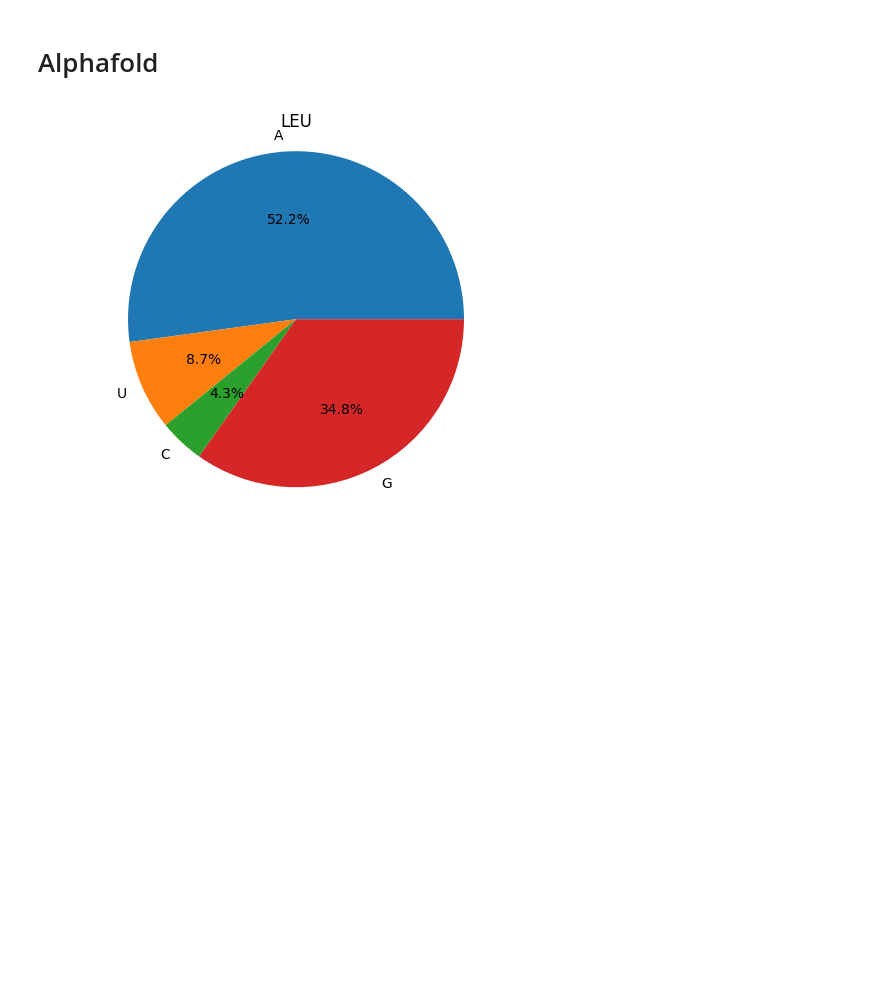
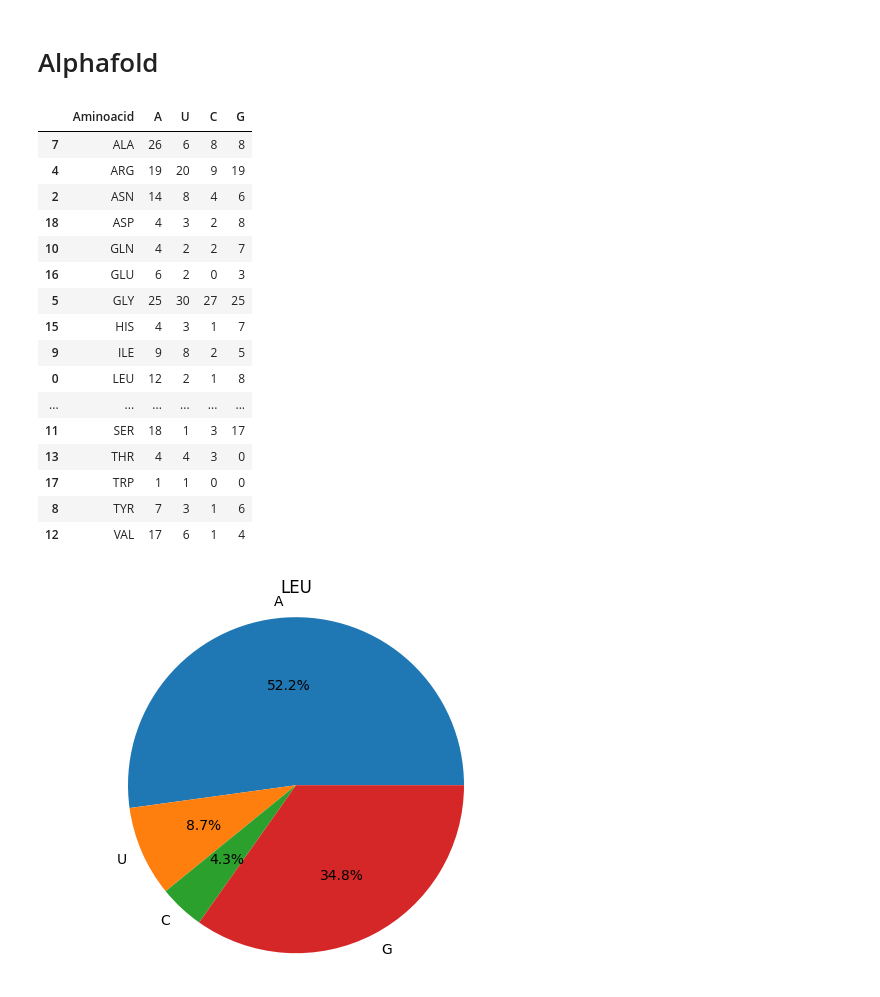
Before and after one commit to EnnesJp/Monografia-Sistemas-de-Informacao, a Jupyter notebook: II/MSI_JoaoPedroEnnes.ipynb, the cells around one changed output. Saved outputs shown, nothing was run; the diff lists cells and outputs as text; code cells hidden in the pictures; blank space fills up the shorter version.

```diff
--- a/II/MSI_JoaoPedroEnnes.ipynb
+++ b/II/MSI_JoaoPedroEnnes.ipynb
@@ -953,11 +953,30 @@ for key, values in proteinChainsAlpha.items():
 # %%
 aminoacid_interaction_stats = {}
 
 for val in all_interactions:
   aminoacid_interaction_stats[val['from']] = getList(val['from'])
 
 frequency = getAminoacidFreq(aminoacid_interaction_stats)
 frequency_df = mountFrequencyDf(frequency)
+frequency_df.sort_values(by=['Aminoacid'])
+# %% [output]
+|  | Aminoacid | A | U | C | G |
+| 7 | ALA | 26 | 6 | 8 | 8 |
+| 4 | ARG | 19 | 20 | 9 | 19 |
+| 2 | ASN | 14 | 8 | 4 | 6 |
+| 18 | ASP | 4 | 3 | 2 | 8 |
+| 10 | GLN | 4 | 2 | 2 | 7 |
+| 16 | GLU | 6 | 2 | 0 | 3 |
+| 5 | GLY | 25 | 30 | 27 | 25 |
+| 15 | HIS | 4 | 3 | 1 | 7 |
+| 9 | ILE | 9 | 8 | 2 | 5 |
+| 0 | LEU | 12 | 2 | 1 | 8 |
+| ... | ... | ... | ... | ... | ... |
+| 11 | SER | 18 | 1 | 3 | 17 |
+| 13 | THR | 4 | 4 | 3 | 0 |
+| 17 | TRP | 1 | 1 | 0 | 0 |
+| 8 | TYR | 7 | 3 | 1 | 6 |
+| 12 | VAL | 17 | 6 | 1 | 4 |
 # %%
 plotNucleotideFrequency(frequency_df, 'db-alpha-nucleotides-frequency')
 # %% [output]
```
Also changed, not shown: parts of 3 cells of this notebook.
